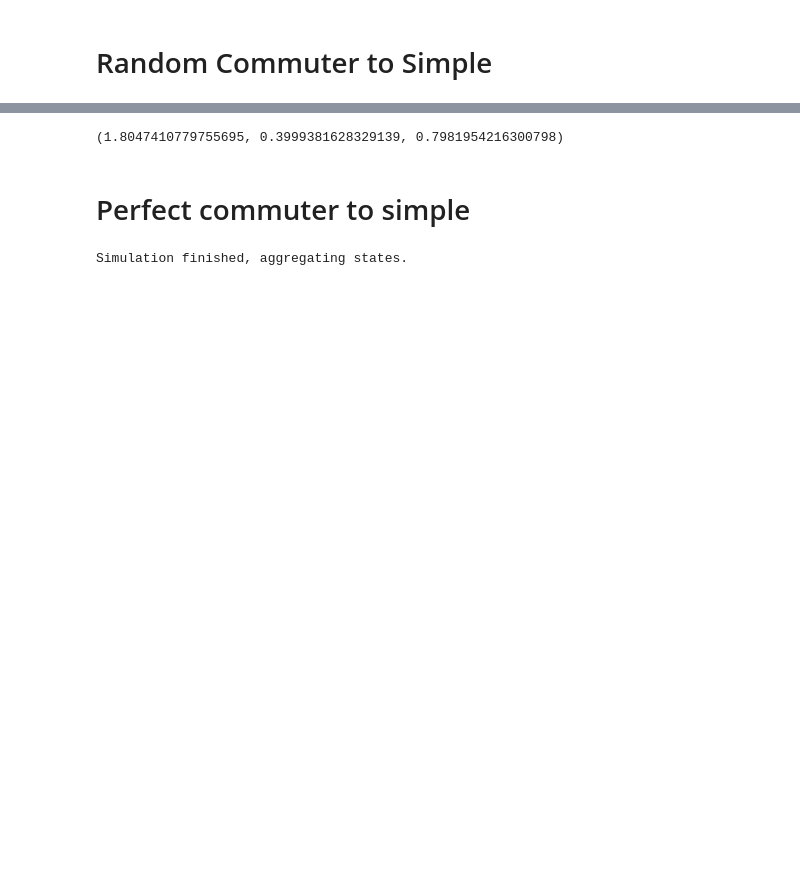
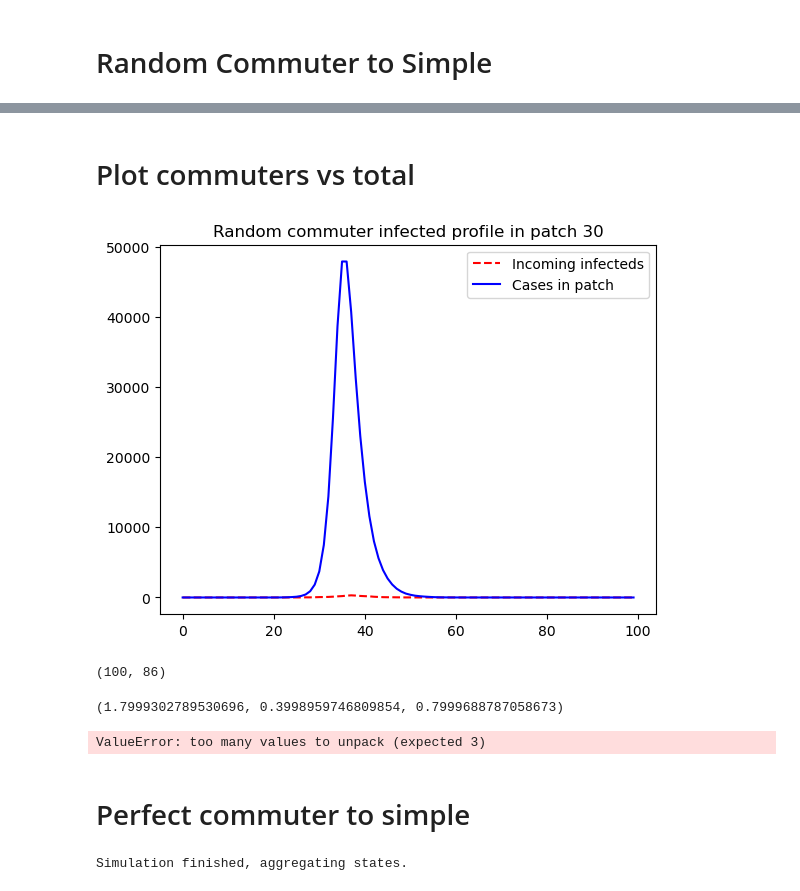
Before and after one commit to joel-winterton/CommutersAndEpidemics, a Jupyter notebook: movement_sampling/movement_samplers_analysis.ipynb, the cells around one changed output, grey strips where cells are left out. Cells and saved outputs as stored; diff of their text form; code cells hidden in the pictures; blank space fills up the shorter version.

```diff
--- a/movement_sampling/movement_samplers_analysis.ipynb
+++ b/movement_sampling/movement_samplers_analysis.ipynb
@@ -36,8 +45,31 @@ plt.show()
+# %% [markdown]
+# Plot commuters vs total
+# %%
+i= 30
+plt.plot(random_incoming_infected_commuters[:,i], linestyle='--', c='r', label='Incoming infecteds')
+plt.plot(random_sim[1][:,i], c='b', label='Cases in patch')
+plt.legend()
+plt.title(f'Random commuter infected profile in patch {i}')
+plt.show()
+# %% [output]
+[figure, added]
+# %%
+random_commuter_counts.shape
+# %% [output]
+(100, 86)
 # %%
-random_res = fit_model(random_sim, od_matrix, pop_sizes, t_delta=1)
+random_res = fit_model(random_sim[:-1], od_matrix, pop_sizes, t_delta=1)
 random_res
 # %% [output]
-(1.8047410779755695, 0.3999381628329139, 0.7981954216300798)
+(1.7999302789530696, 0.3998959746809854, 0.7999688787058673)
+# %%
+from basic_epidemic import gamma_nll
+
+g_range = np.linspace(0.1, 1, 100)
+plt.plot(g_range, [gamma_nll(g, random_sim) for g in g_range])
+plt.show()
+# %% [output]
+ValueError: too many values to unpack (expected 3)
 # %% [markdown]
 # Perfect commuter to simple
 # %%
```
Also changed, not shown: parts of 12 cells of this notebook, 11 other files.
